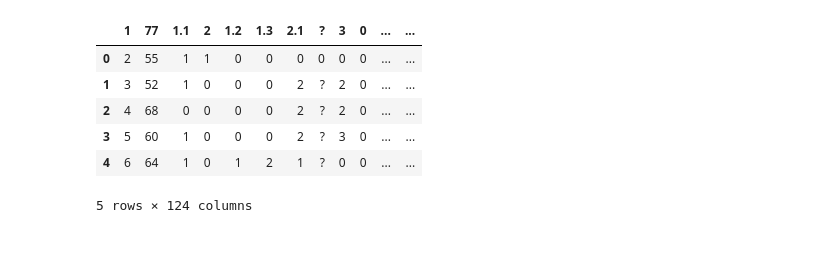
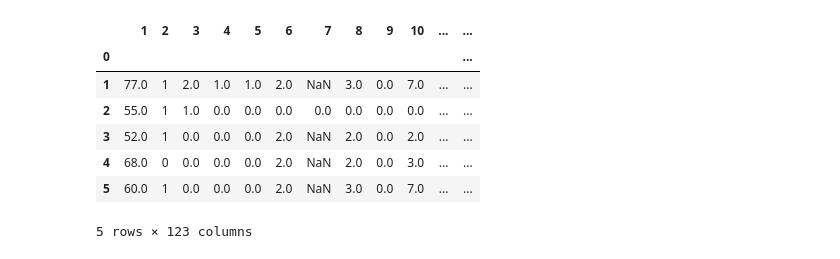
Before and after one commit to ayoebuus/CDI_case_2, a Jupyter notebook: MainNotebook.ipynb, the cells around one changed output. Drawn from its saved outputs; the diff is of its cells as text; code cells hidden in the pictures.

```diff
--- a/MainNotebook.ipynb
+++ b/MainNotebook.ipynb
@@ -4,14 +4,19 @@ import pandas as pd
 import matplotlib.pyplot as plt
 import seaborn as sns
 # %%
-df = pd.read_csv("MI.data")
+df = pd.read_csv("MI.data", header=None, index_col=0)
+# %%
+# Replace to NaN and convert to float
+df = df.replace("?", np.nan)
+df = df.apply(pd.to_numeric)
 # %%
-df.head()
+df.head(5)
 # %% [output]
-|  | 1 | 77 | 1.1 | 2 | 1.2 | 1.3 | 2.1 | ? | 3 | 0 | ... | ... |
-| 0 | 2 | 55 | 1 | 1 | 0 | 0 | 0 | 0 | 0 | 0 | ... | ... |
-| 1 | 3 | 52 | 1 | 0 | 0 | 0 | 2 | ? | 2 | 0 | ... | ... |
-| 2 | 4 | 68 | 0 | 0 | 0 | 0 | 2 | ? | 2 | 0 | ... | ... |
-| 3 | 5 | 60 | 1 | 0 | 0 | 0 | 2 | ? | 3 | 0 | ... | ... |
-| 4 | 6 | 64 | 1 | 0 | 1 | 2 | 1 | ? | 0 | 0 | ... | ... |
+|  | 1 | 2 | 3 | 4 | 5 | 6 | 7 | 8 | 9 | 10 | ... | ... |
+| 0 |  |  |  |  |  |  |  |  |  |  |  | ... |
+| 1 | 77.0 | 1 | 2.0 | 1.0 | 1.0 | 2.0 | NaN | 3.0 | 0.0 | 7.0 | ... | ... |
+| 2 | 55.0 | 1 | 1.0 | 0.0 | 0.0 | 0.0 | 0.0 | 0.0 | 0.0 | 0.0 | ... | ... |
+| 3 | 52.0 | 1 | 0.0 | 0.0 | 0.0 | 2.0 | NaN | 2.0 | 0.0 | 2.0 | ... | ... |
+| 4 | 68.0 | 0 | 0.0 | 0.0 | 0.0 | 2.0 | NaN | 2.0 | 0.0 | 3.0 | ... | ... |
+| 5 | 60.0 | 1 | 0.0 | 0.0 | 0.0 | 2.0 | NaN | 3.0 | 0.0 | 7.0 | ... | ... |
-5 rows × 124 columns
+5 rows × 123 columns
```
Also changed, not shown: parts of 2 cells of this notebook.
